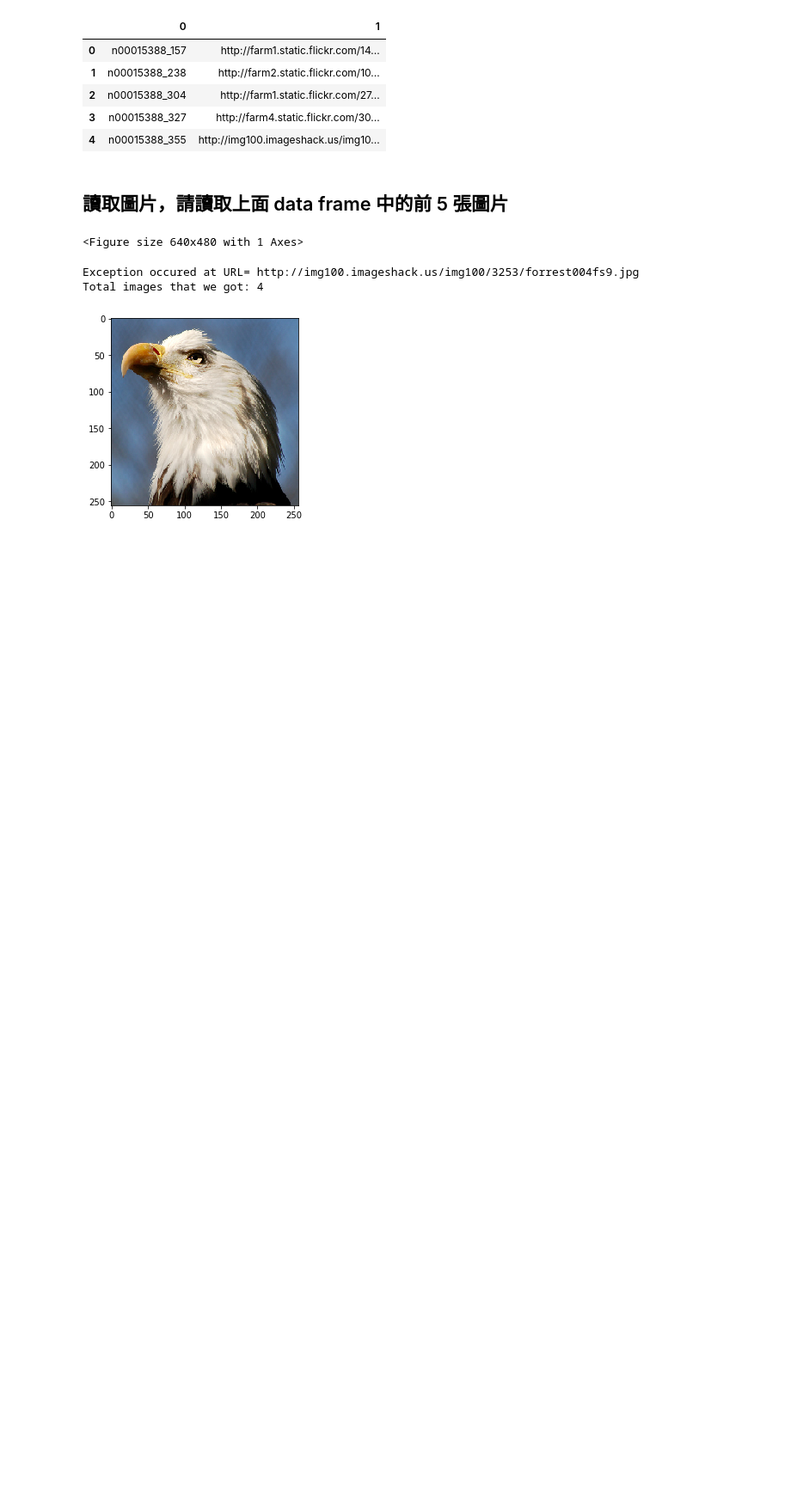
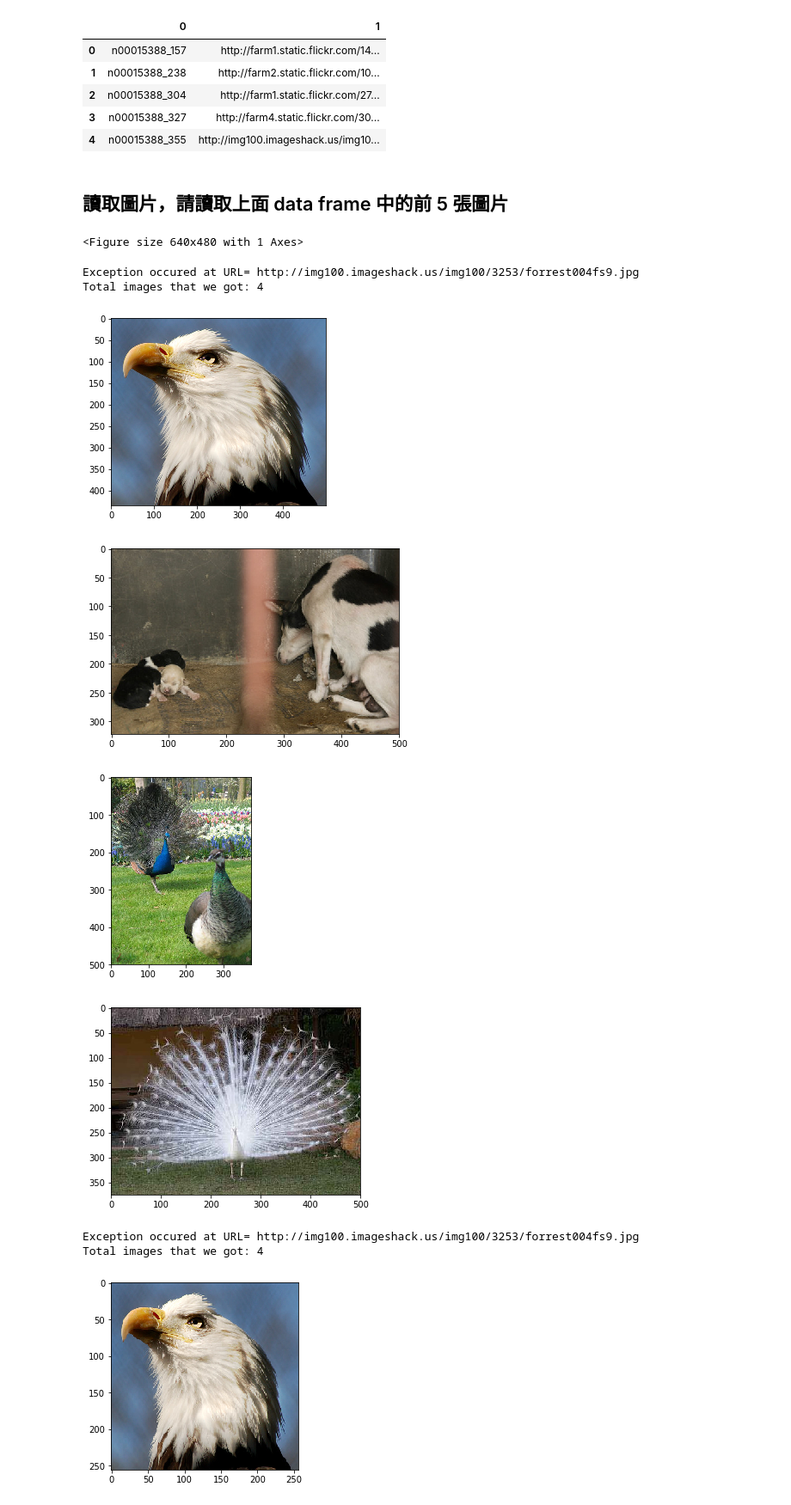
Before and after one commit to michaelc168/ML100, a Jupyter notebook: Day_003-2_HW.ipynb, the cells around one changed output. Shown at 86% size. Saved outputs shown, nothing was run; the diff lists cells and outputs as text; code cells hidden in the pictures; blank space fills up the shorter version.

```diff
--- a/Day_003-2_HW.ipynb
+++ b/Day_003-2_HW.ipynb
@@ -37,10 +37,11 @@ data[0]
 import pandas as pd
 
 arrange_data = []
-with open("data/examples/imagenet_urls_examples.txt", 'r') as f:
-    for line in f:
-        line = line.replace('\n', '').split('\t')
-        arrange_data.append(line)
+# with open("data/examples/imagenet_urls_examples.txt", 'r') as f:
+#     for line in f:
+for line in data:
+    line = line.replace('\n', '').split('\t')
+    arrange_data.append(line)
 
 df = pd.DataFrame(arrange_data)
 df.head()
@@ -94,6 +95,20 @@ def img2arr_fromURLs(url_list, resize = False):
             print("Exception occured at URL=", url)
 
     return img_list
+# %%
+result = img2arr_fromURLs(df[0:5][1].values)
+print("Total images that we got: %i " % len(result)) # 如果不等於 5, 代表有些連結失效囉
+
+for im_get in result:
+    plt.imshow(im_get)
+    plt.show()
+# %% [output]
+Exception occured at URL= http://img100.imageshack.us/img100/3253/forrest004fs9.jpg
+Total images that we got: 4
+[figure, added]
+[figure, added]
+[figure, added]
+[figure, added]
 # %%
 result = img2arr_fromURLs(df[0:5][1].values, resize=True)
 print("Total images that we got: %i " % len(result)) # 如果不等於 5, 代表有些連結失效囉
```
Also changed, not shown: 2 other files.
